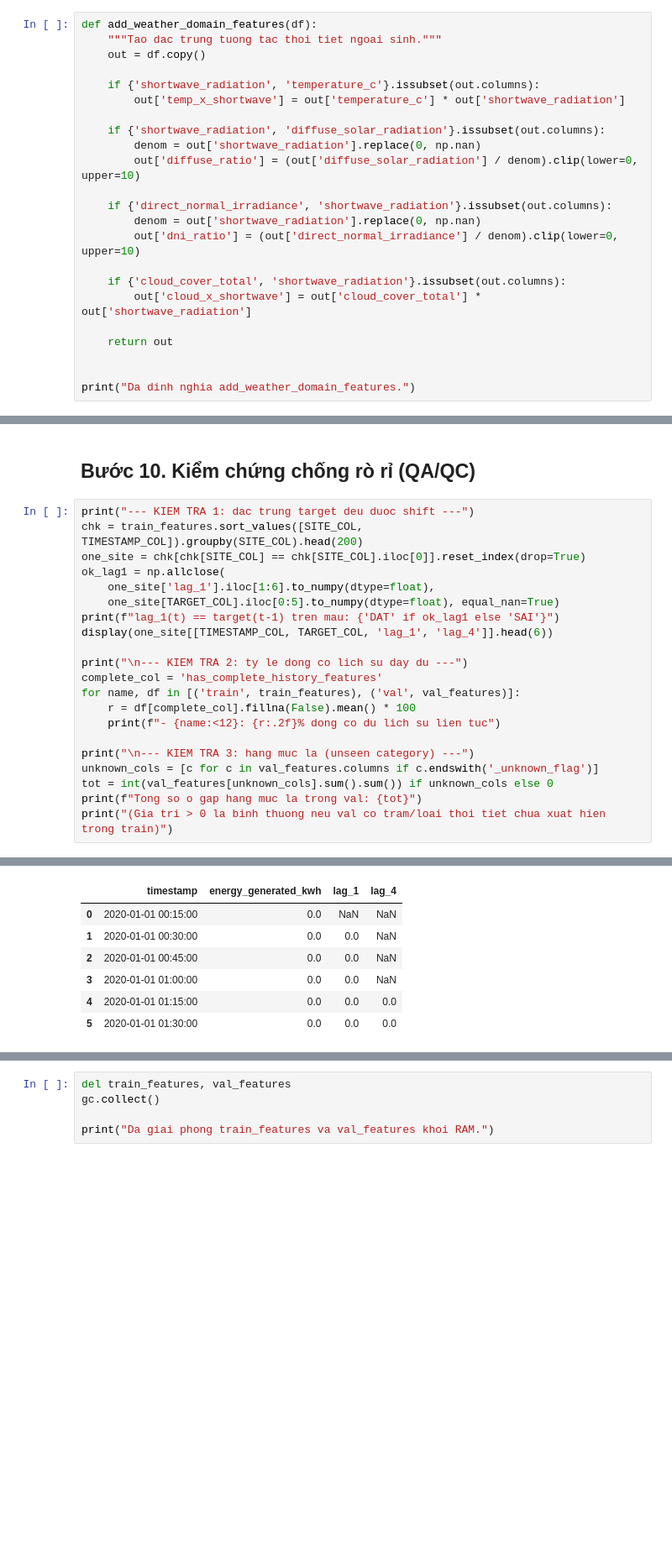
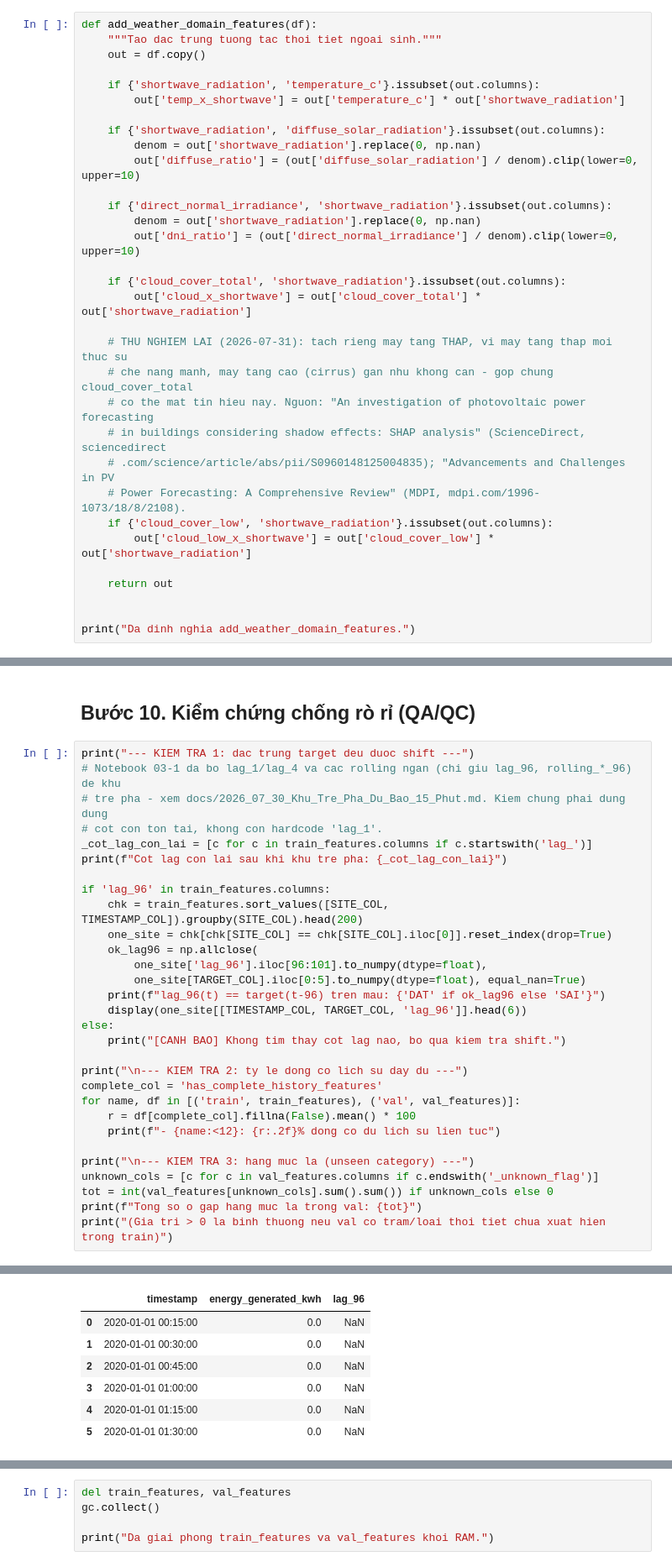
Before and after one commit to nguyenvunhut/solar-engergy, a Jupyter notebook: notebooks/refactor/03_3_features_aggregate.ipynb, the cells around one changed output, grey strips where cells are left out. Shown at 84% size. Cells and saved outputs as stored; diff of their text form; blank space fills up the shorter version.

Commit message:
hoan thien pipeline = notebook chuan bi rewirte lai thanh .py

```diff
--- a/notebooks/refactor/03_3_features_aggregate.ipynb
+++ b/notebooks/refactor/03_3_features_aggregate.ipynb
@@ -116,6 +125,15 @@ def add_weather_domain_features(df):
     if {'cloud_cover_total', 'shortwave_radiation'}.issubset(out.columns):
         out['cloud_x_shortwave'] = out['cloud_cover_total'] * out['shortwave_radiation']
 
+    # THU NGHIEM LAI (2026-07-31): tach rieng may tang THAP, vi may tang thap moi thuc su
+    # che nang manh, may tang cao (cirrus) gan nhu khong can - gop chung cloud_cover_total
+    # co the mat tin hieu nay. Nguon: "An investigation of photovoltaic power forecasting
+    # in buildings considering shadow effects: SHAP analysis" (ScienceDirect, sciencedirect
+    # .com/science/article/abs/pii/S0960148125004835); "Advancements and Challenges in PV
+    # Power Forecasting: A Comprehensive Review" (MDPI, mdpi.com/1996-1073/18/8/2108).
+    if {'cloud_cover_low', 'shortwave_radiation'}.issubset(out.columns):
+        out['cloud_low_x_shortwave'] = out['cloud_cover_low'] * out['shortwave_radiation']
+
     return out
 
 
@@ -360,13 +380,22 @@ Da ghi 10 file dac trung fold vao ../../data/model/v3/03_3_features_aggregate/ti
 ## Bước 10. Kiểm chứng chống rò rỉ (QA/QC)
 # %%
 print("--- KIEM TRA 1: dac trung target deu duoc shift ---")
-chk = train_features.sort_values([SITE_COL, TIMESTAMP_COL]).groupby(SITE_COL).head(200)
-one_site = chk[chk[SITE_COL] == chk[SITE_COL].iloc[0]].reset_index(drop=True)
-ok_lag1 = np.allclose(
-    one_site['lag_1'].iloc[1:6].to_numpy(dtype=float),
-    one_site[TARGET_COL].iloc[0:5].to_numpy(dtype=float), equal_nan=True)
-print(f"lag_1(t) == target(t-1) tren mau: {'DAT' if ok_lag1 else 'SAI'}")
-display(one_site[[TIMESTAMP_COL, TARGET_COL, 'lag_1', 'lag_4']].head(6))
+# Notebook 03-1 da bo lag_1/lag_4 va cac rolling ngan (chi giu lag_96, rolling_*_96) de khu
+# tre pha - xem docs/2026_07_30_Khu_Tre_Pha_Du_Bao_15_Phut.md. Kiem chung phai dung dung
+# cot con ton tai, khong con hardcode 'lag_1'.
+_cot_lag_con_lai = [c for c in train_features.columns if c.startswith('lag_')]
+print(f"Cot lag con lai sau khi khu tre pha: {_cot_lag_con_lai}")
+
+if 'lag_96' in train_features.columns:
+    chk = train_features.sort_values([SITE_COL, TIMESTAMP_COL]).groupby(SITE_COL).head(200)
+    one_site = chk[chk[SITE_COL] == chk[SITE_COL].iloc[0]].reset_index(drop=True)
+    ok_lag96 = np.allclose(
+        one_site['lag_96'].iloc[96:101].to_numpy(dtype=float),
+        one_site[TARGET_COL].iloc[0:5].to_numpy(dtype=float), equal_nan=True)
+    print(f"lag_96(t) == target(t-96) tren mau: {'DAT' if ok_lag96 else 'SAI'}")
+    display(one_site[[TIMESTAMP_COL, TARGET_COL, 'lag_96']].head(6))
+else:
+    print("[CANH BAO] Khong tim thay cot lag nao, bo qua kiem tra shift.")
 
 print("\n--- KIEM TRA 2: ty le dong co lich su day du ---")
 complete_col = 'has_complete_history_features'
@@ -385,10 +415,10 @@ lag_1(t) == target(t-1) tren mau: DAT
-|  | timestamp | energy_generated_kwh | lag_1 | lag_4 |
-| 0 | 2020-01-01 00:15:00 | 0.0 | NaN | NaN |
-| 1 | 2020-01-01 00:30:00 | 0.0 | 0.0 | NaN |
-| 2 | 2020-01-01 00:45:00 | 0.0 | 0.0 | NaN |
-| 3 | 2020-01-01 01:00:00 | 0.0 | 0.0 | NaN |
-| 4 | 2020-01-01 01:15:00 | 0.0 | 0.0 | 0.0 |
-| 5 | 2020-01-01 01:30:00 | 0.0 | 0.0 | 0.0 |
+|  | timestamp | energy_generated_kwh | lag_96 |
+| 0 | 2020-01-01 00:15:00 | 0.0 | NaN |
+| 1 | 2020-01-01 00:30:00 | 0.0 | NaN |
+| 2 | 2020-01-01 00:45:00 | 0.0 | NaN |
+| 3 | 2020-01-01 01:00:00 | 0.0 | NaN |
+| 4 | 2020-01-01 01:15:00 | 0.0 | NaN |
+| 5 | 2020-01-01 01:30:00 | 0.0 | NaN |
 --- KIEM TRA 2: ty le dong co lich su day du ---
 - train       : 99.77% dong co du lich su lien tuc
 - val         : 100.00% dong co du lich su lien tuc
```
Also changed, not shown: parts of 12 cells of this notebook, 24 other files.
